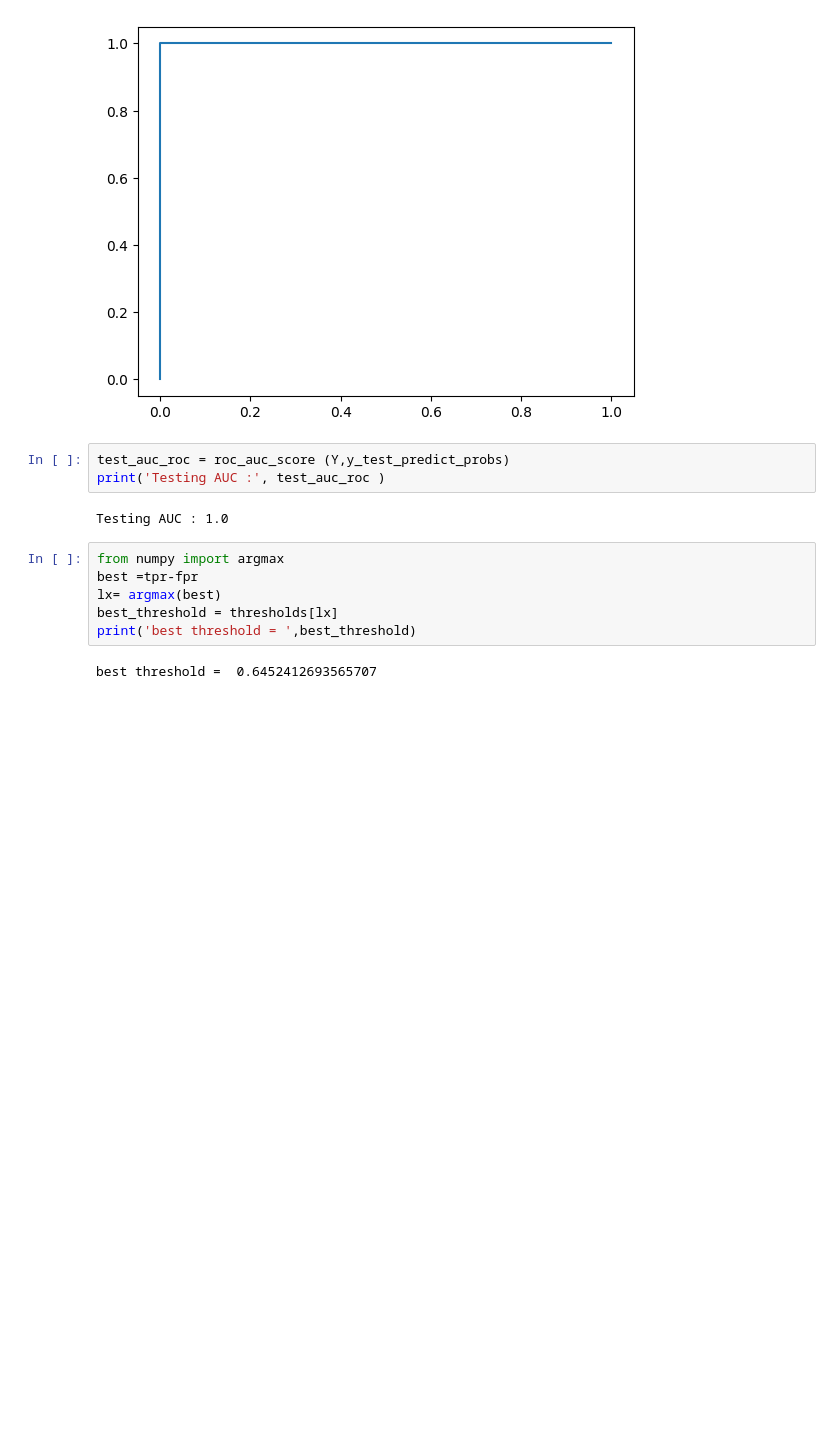
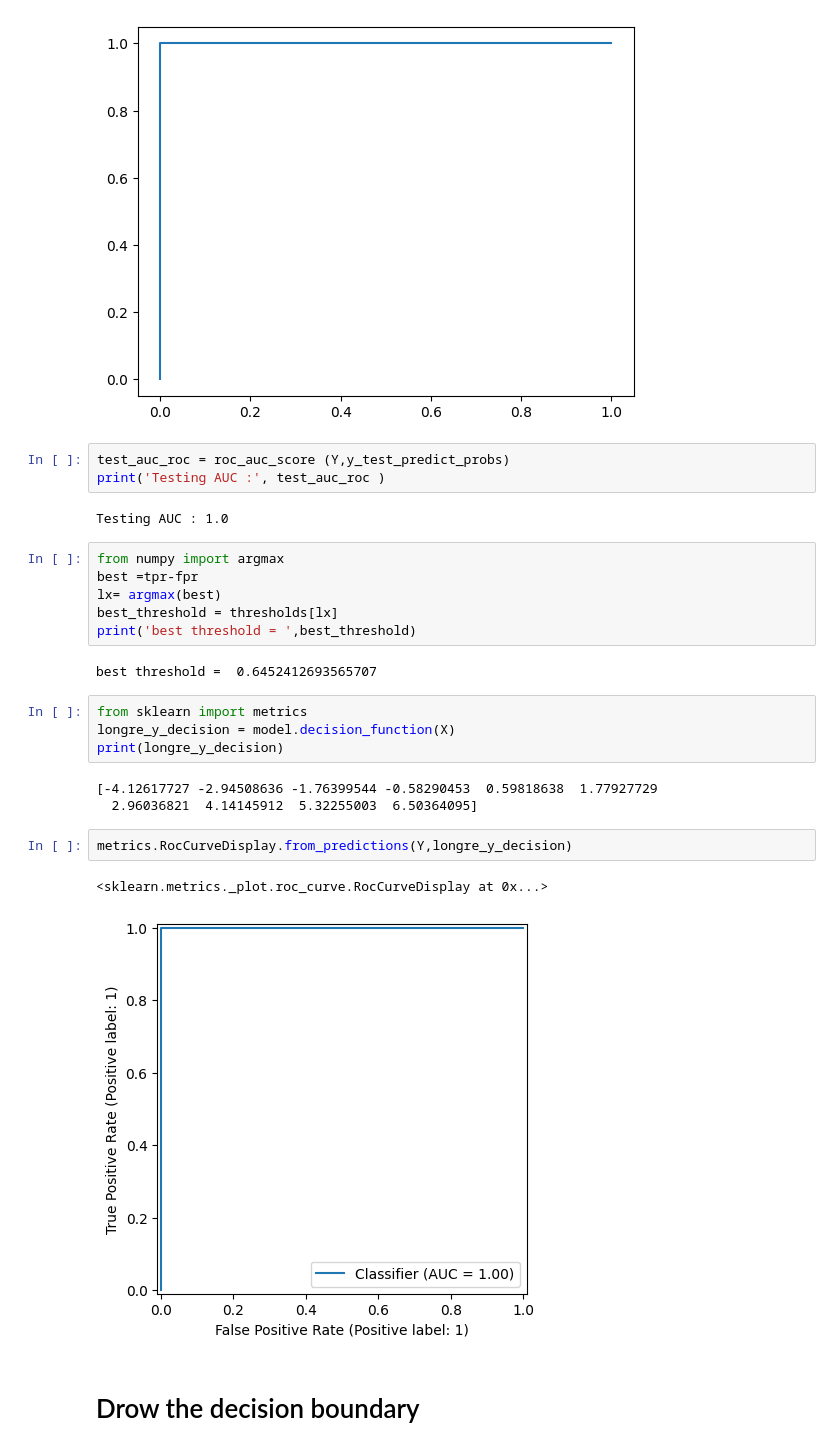
Before and after one commit to bakirmohammed1234/Machine_Learning, a Jupyter notebook: Sklearn_Models_Implementations/LogisticRegression/LogisticRegrssion1.ipynb, the cells around one changed output. Cells and saved outputs as stored; diff of their text form; blank space fills up the shorter version.

```diff
--- a/Sklearn_Models_Implementations/LogisticRegression/LogisticRegrssion1.ipynb
+++ b/Sklearn_Models_Implementations/LogisticRegression/LogisticRegrssion1.ipynb
@@ -144,3 +135,17 @@ best_threshold = thresholds[lx]
 print('best threshold = ',best_threshold)
 # %% [output]
 best threshold =  0.6452412693565707
+# %%
+from sklearn import metrics
+longre_y_decision = model.decision_function(X)
+print(longre_y_decision)
+# %% [output]
+[-4.12617727 -2.94508636 -1.76399544 -0.58290453  0.59818638  1.77927729
+  2.96036821  4.14145912  5.32255003  6.50364095]
+# %%
+metrics.RocCurveDisplay.from_predictions(Y,longre_y_decision)
+# %% [output]
+<sklearn.metrics._plot.roc_curve.RocCurveDisplay at 0x...>
+[figure, added]
+# %% [markdown]
+# Drow the decision boundary
```
Also changed, not shown: parts of 7 cells of this notebook.
